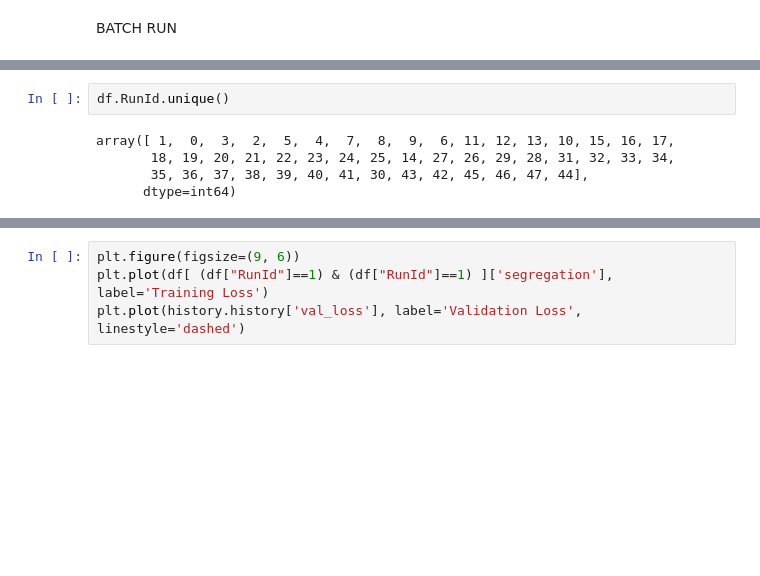
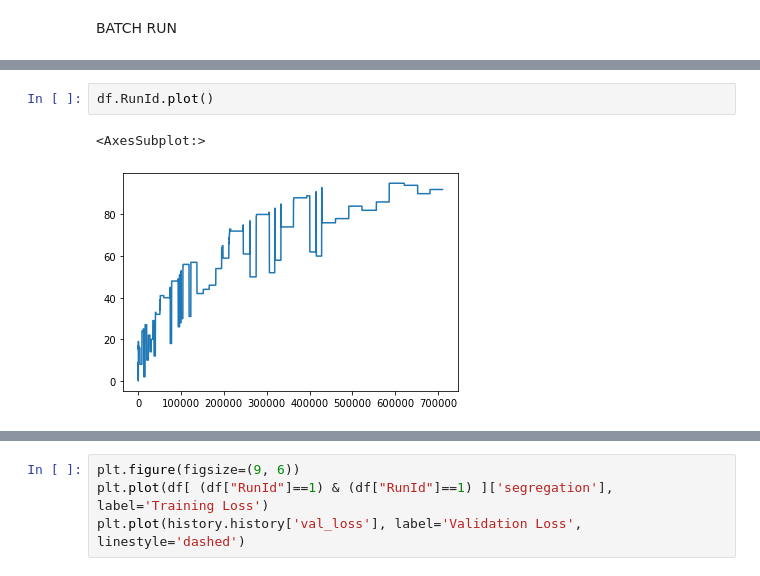
Before and after one commit to matteo-Donofrio-unipi/GEOSPA, a Jupyter notebook: schelling_model2.ipynb, the cells around one changed output, grey strips where cells are left out. Saved outputs shown, nothing was run; the diff lists cells and outputs as text; blank space fills up the shorter version.

```diff
--- a/schelling_model2.ipynb
+++ b/schelling_model2.ipynb
@@ -142,7 +160,5 @@ df
 # %%
-df.RunId.unique()
+df.RunId.plot()
 # %% [output]
-array([ 1,  0,  3,  2,  5,  4,  7,  8,  9,  6, 11, 12, 13, 10, 15, 16, 17,
-       18, 19, 20, 21, 22, 23, 24, 25, 14, 27, 26, 29, 28, 31, 32, 33, 34,
-       35, 36, 37, 38, 39, 40, 41, 30, 43, 42, 45, 46, 47, 44],
-      dtype=int64)
+<AxesSubplot:>
+[figure, added]
```
Also changed, not shown: parts of 40 cells of this notebook, 1 other file.
